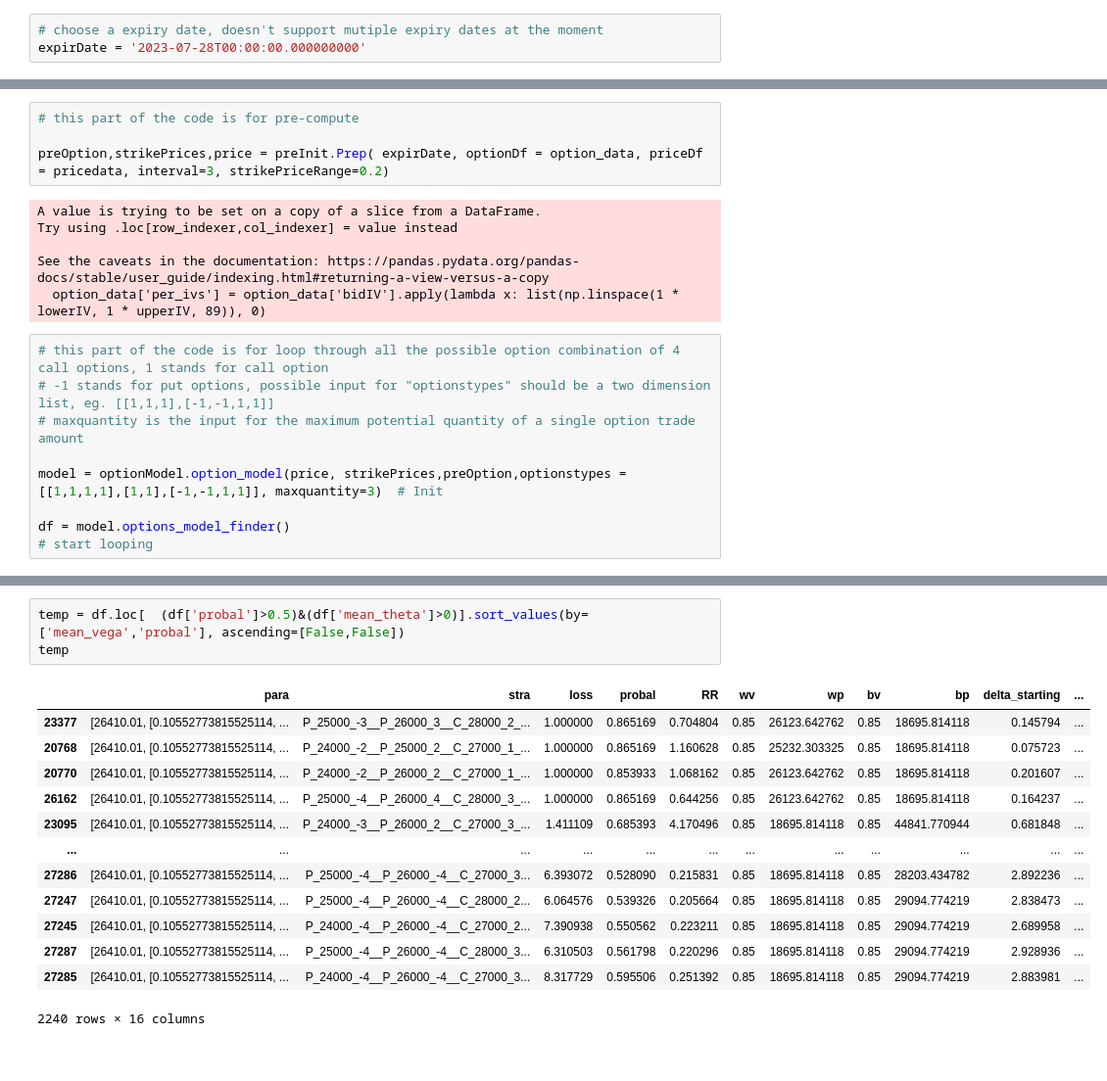
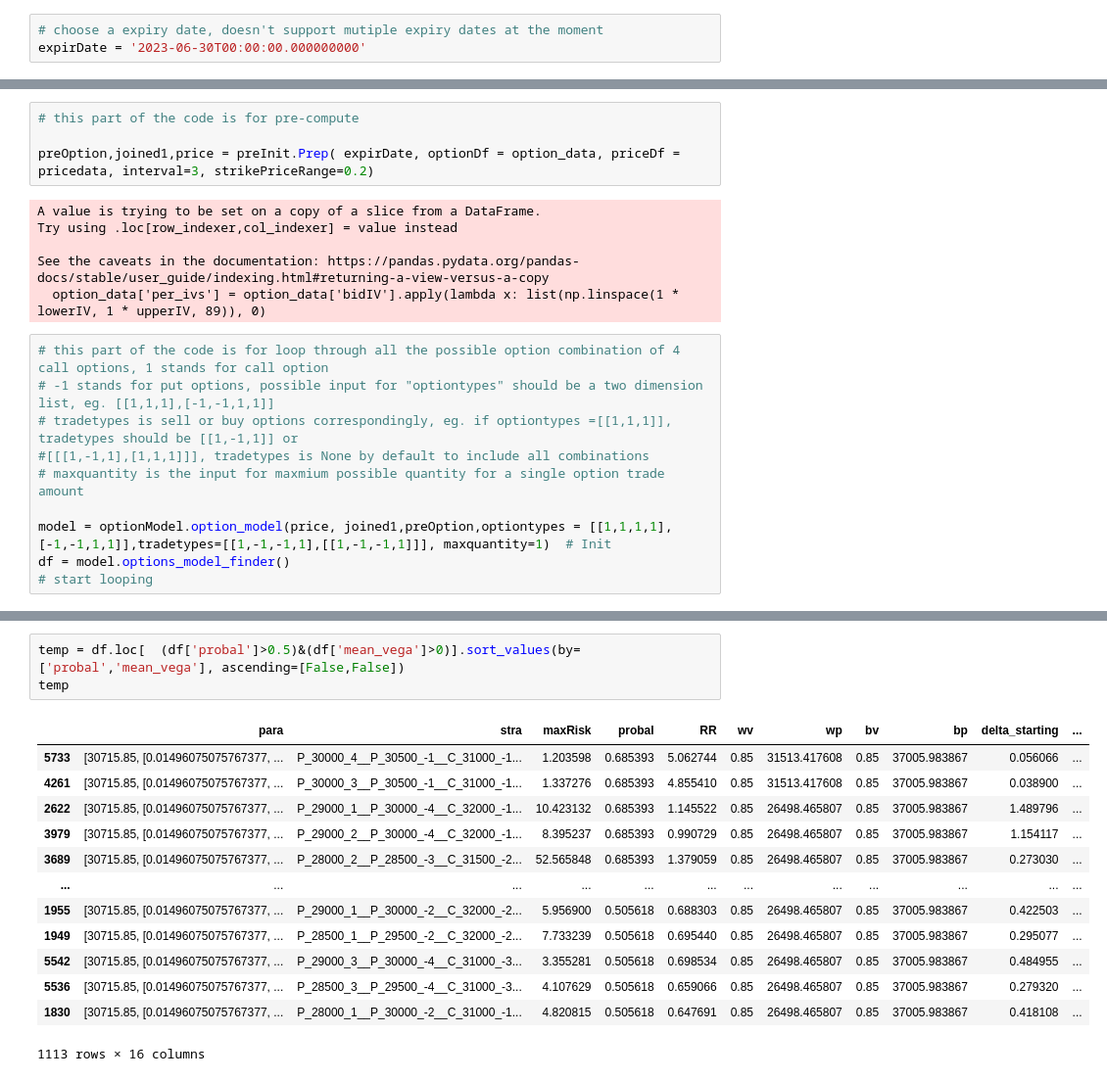
Before and after one commit to 556isback/optionCombo, a Jupyter notebook: example/example.ipynb, the cells around one changed output, grey strips where cells are left out. Shown at 98% size. Cells and saved outputs as stored; diff of their text form.

```diff
--- a/example/example.ipynb
+++ b/example/example.ipynb
@@ -81,6 +81,6 @@ Length: 11, dtype: datetime64[ns]
 # %%
 # choose a expiry date, doesn't support mutiple expiry dates at the moment
-expirDate = '2023-07-28T00:00:00.000000000'
+expirDate = '2023-06-30T00:00:00.000000000'
 # %%
 # this is what the option Dataframe should look like
 option_data
@@ -160,7 +160,7 @@ pricedata
 # %%
 # this part of the code is for pre-compute
 
-preOption,strikePrices,price = preInit.Prep( expirDate, optionDf = option_data, priceDf = pricedata, interval=3, strikePriceRange=0.2)
+preOption,joined1,price = preInit.Prep( expirDate, optionDf = option_data, priceDf = pricedata, interval=3, strikePriceRange=0.2)
 # %% [output]
 A value is trying to be set on a copy of a slice from a DataFrame.
 Try using .loc[row_indexer,col_indexer] = value instead
@@ -169,11 +169,12 @@ See the caveats in the documentation: https://pandas.pydata.org/pandas-docs/stab
   option_data['per_ivs'] = option_data['bidIV'].apply(lambda x: list(np.linspace(1 * lowerIV, 1 * upperIV, 89)), 0)
 # %%
 # this part of the code is for loop through all the possible option combination of 4 call options, 1 stands for call option
-# -1 stands for put options, possible input for "optionstypes" should be a two dimension list, eg. [[1,1,1],[-1,-1,1,1]]
-# maxquantity is the input for the maximum potential quantity of a single option trade amount
+# -1 stands for put options, possible input for "optiontypes" should be a two dimension list, eg. [[1,1,1],[-1,-1,1,1]]
+# tradetypes is sell or buy options correspondingly, eg. if optiontypes =[[1,1,1]], tradetypes should be [[1,-1,1]] or
+#[[[1,-1,1],[1,1,1]]], tradetypes is None by default to include all combinations
+# maxquantity is the input for maxmium possible quantity for a single option trade amount
 
-model = optionModel.option_model(price, strikePrices,preOption,optionstypes = [[1,1,1,1],[1,1],[-1,-1,1,1]], maxquantity=3)  # Init
-
+model = optionModel.option_model(price, joined1,preOption,optiontypes = [[1,1,1,1],[-1,-1,1,1]],tradetypes=[[1,-1,-1,1],[[1,-1,-1,1]]], maxquantity=1)  # Init
 df = model.options_model_finder()                                                                           # start looping
 # %%
 # output contains all the possible combinations given the parameters, you can filter out the result as you want
@@ -195,19 +196,19 @@ df
 # %%
-temp = df.loc[  (df['probal']>0.5)&(df['mean_theta']>0)].sort_values(by=['mean_vega','probal'], ascending=[False,False])
+temp = df.loc[  (df['probal']>0.5)&(df['mean_vega']>0)].sort_values(by=['probal','mean_vega'], ascending=[False,False])
 temp
 # %% [output]
-|  | para | stra | loss | probal | RR | wv | wp | bv | bp | delta_starting | ... |
-| 23377 | [26410.01, [0.10552773815525114, ... | P_25000_-3__P_26000_3__C_28000_2_... | 1.000000 | 0.865169 | 0.704804 | 0.85 | 26123.642762 | 0.85 | 18695.814118 | 0.145794 | ... |
-| 20768 | [26410.01, [0.10552773815525114, ... | P_24000_-2__P_25000_2__C_27000_1_... | 1.000000 | 0.865169 | 1.160628 | 0.85 | 25232.303325 | 0.85 | 18695.814118 | 0.075723 | ... |
-| 20770 | [26410.01, [0.10552773815525114, ... | P_24000_-2__P_26000_2__C_27000_1_... | 1.000000 | 0.853933 | 1.068162 | 0.85 | 26123.642762 | 0.85 | 18695.814118 | 0.201607 | ... |
-| 26162 | [26410.01, [0.10552773815525114, ... | P_25000_-4__P_26000_4__C_28000_3_... | 1.000000 | 0.865169 | 0.644256 | 0.85 | 26123.642762 | 0.85 | 18695.814118 | 0.164237 | ... |
-| 23095 | [26410.01, [0.10552773815525114, ... | P_24000_-3__P_26000_2__C_27000_3_... | 1.411109 | 0.685393 | 4.170496 | 0.85 | 18695.814118 | 0.85 | 44841.770944 | 0.681848 | ... |
+|  | para | stra | maxRisk | probal | RR | wv | wp | bv | bp | delta_starting | ... |
+| 5733 | [30715.85, [0.01496075075767377, ... | P_30000_4__P_30500_-1__C_31000_-1... | 1.203598 | 0.685393 | 5.062744 | 0.85 | 31513.417608 | 0.85 | 37005.983867 | 0.056066 | ... |
+| 4261 | [30715.85, [0.01496075075767377, ... | P_30000_3__P_30500_-1__C_31000_-1... | 1.337276 | 0.685393 | 4.855410 | 0.85 | 31513.417608 | 0.85 | 37005.983867 | 0.038900 | ... |
+| 2622 | [30715.85, [0.01496075075767377, ... | P_29000_1__P_30000_-4__C_32000_-1... | 10.423132 | 0.685393 | 1.145522 | 0.85 | 26498.465807 | 0.85 | 37005.983867 | 1.489796 | ... |
+| 3979 | [30715.85, [0.01496075075767377, ... | P_29000_2__P_30000_-4__C_32000_-1... | 8.395237 | 0.685393 | 0.990729 | 0.85 | 26498.465807 | 0.85 | 37005.983867 | 1.154117 | ... |
+| 3689 | [30715.85, [0.01496075075767377, ... | P_28000_2__P_28500_-3__C_31500_-2... | 52.565848 | 0.685393 | 1.379059 | 0.85 | 26498.465807 | 0.85 | 37005.983867 | 0.273030 | ... |
 | ... | ... | ... | ... | ... | ... | ... | ... | ... | ... | ... | ... |
-| 27286 | [26410.01, [0.10552773815525114, ... | P_25000_-4__P_26000_-4__C_27000_3... | 6.393072 | 0.528090 | 0.215831 | 0.85 | 18695.814118 | 0.85 | 28203.434782 | 2.892236 | ... |
-| 27247 | [26410.01, [0.10552773815525114, ... | P_25000_-4__P_26000_-4__C_28000_2... | 6.064576 | 0.539326 | 0.205664 | 0.85 | 18695.814118 | 0.85 | 29094.774219 | 2.838473 | ... |
-| 27245 | [26410.01, [0.10552773815525114, ... | P_24000_-4__P_26000_-4__C_27000_2... | 7.390938 | 0.550562 | 0.223211 | 0.85 | 18695.814118 | 0.85 | 29094.774219 | 2.689958 | ... |
-| 27287 | [26410.01, [0.10552773815525114, ... | P_25000_-4__P_26000_-4__C_28000_3... | 6.310503 | 0.561798 | 0.220296 | 0.85 | 18695.814118 | 0.85 | 29094.774219 | 2.928936 | ... |
-| 27285 | [26410.01, [0.10552773815525114, ... | P_24000_-4__P_26000_-4__C_27000_3... | 8.317729 | 0.595506 | 0.251392 | 0.85 | 18695.814118 | 0.85 | 29094.774219 | 2.883981 | ... |
+| 1955 | [30715.85, [0.01496075075767377, ... | P_29000_1__P_30000_-2__C_32000_-2... | 5.956900 | 0.505618 | 0.688303 | 0.85 | 26498.465807 | 0.85 | 37005.983867 | 0.422503 | ... |
+| 1949 | [30715.85, [0.01496075075767377, ... | P_28500_1__P_29500_-2__C_32000_-2... | 7.733239 | 0.505618 | 0.695440 | 0.85 | 26498.465807 | 0.85 | 37005.983867 | 0.295077 | ... |
+| 5542 | [30715.85, [0.01496075075767377, ... | P_29000_3__P_30000_-4__C_31000_-3... | 3.355281 | 0.505618 | 0.698534 | 0.85 | 26498.465807 | 0.85 | 37005.983867 | 0.484955 | ... |
+| 5536 | [30715.85, [0.01496075075767377, ... | P_28500_3__P_29500_-4__C_31000_-3... | 4.107629 | 0.505618 | 0.659066 | 0.85 | 26498.465807 | 0.85 | 37005.983867 | 0.279320 | ... |
+| 1830 | [30715.85, [0.01496075075767377, ... | P_28000_1__P_30000_-2__C_31000_-1... | 4.820815 | 0.505618 | 0.647691 | 0.85 | 26498.465807 | 0.85 | 37005.983867 | 0.418108 | ... |
-2240 rows × 16 columns
+1113 rows × 16 columns
 # %%
 # bule line is the payoff curve, red line stands for net premium, yep this is for plotting
```
Also changed, not shown: parts of 5 cells of this notebook, 14 other files.
